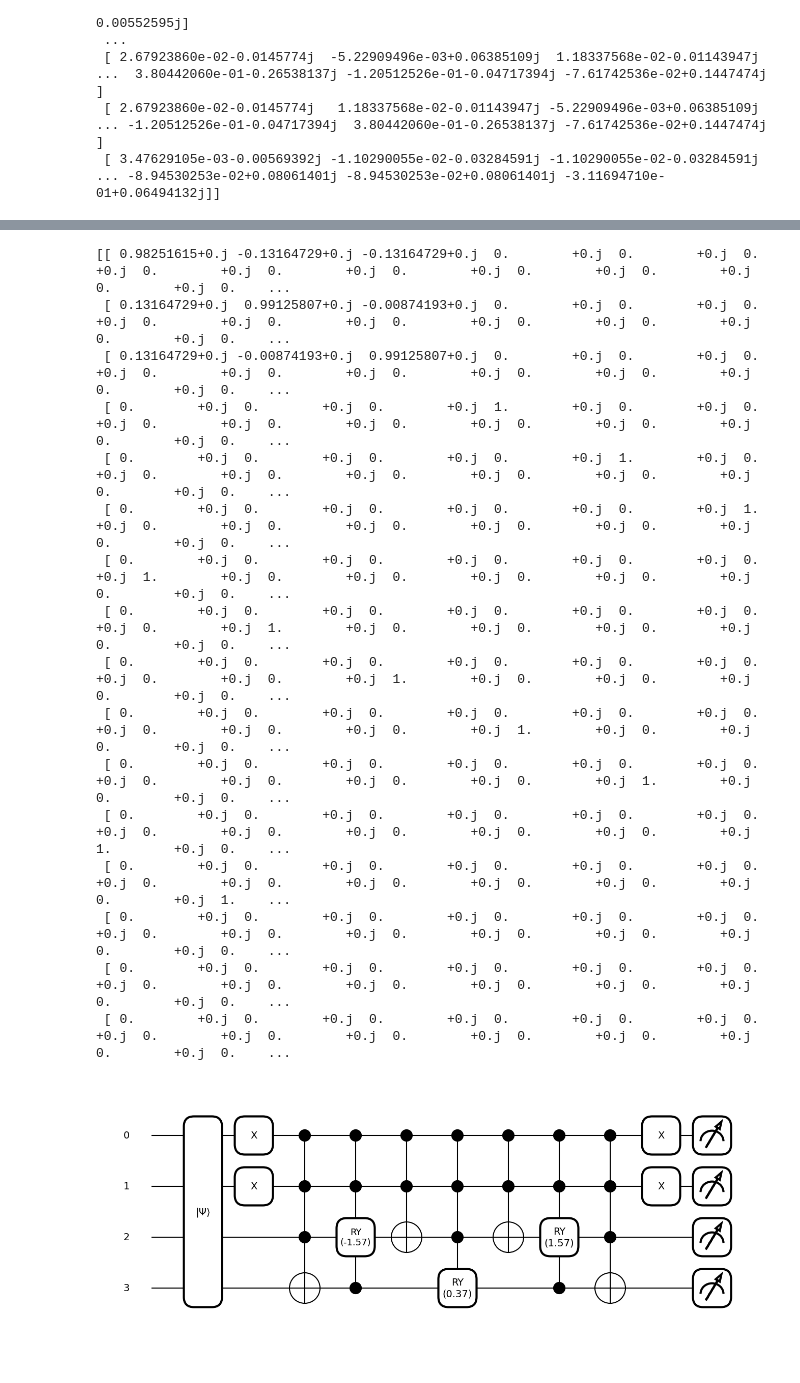
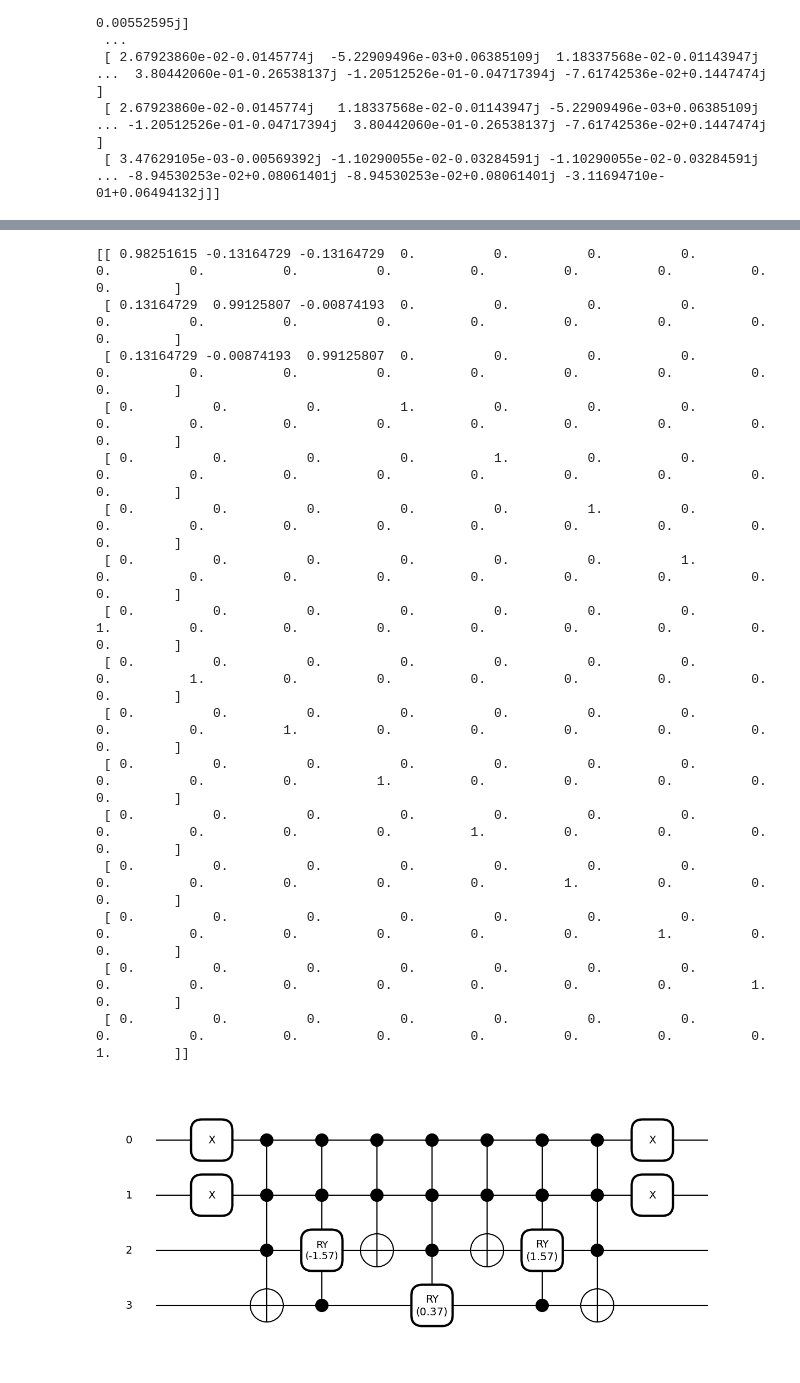
Before and after one commit to GhostArtyom/QuditVGON, a Jupyter notebook: test.ipynb, the cells around one changed output, grey strips where cells are left out. Cells and saved outputs as stored; diff of their text form; code cells hidden in the pictures.

```diff
--- a/test.ipynb
+++ b/test.ipynb
@@ -228,63 +264,52 @@ print(np.array(matrix))
 # %%
-nq = 4
-dev = qml.device('default.qubit', wires=nq)
-
-
-@qml.qnode(dev)
 def controlled_rotation_synthesis(dim: int, pr, state: int, obj: int, ctrl: List[int], ind: List[int], name: str):
     if dim != 3:
         raise ValueError('Only works when dim = 3')
     ctrl_state = list(range(dim))
-    qml.BasisState(psi, range(nq))
     if state not in ctrl_state:
         raise ValueError(f'The control state is not in {ctrl_state}')
     if len(pr) != 1:
         raise ValueError(f'The number of params {len(pr)} should be 1')
     if len(ind) != 2:
         raise ValueError(f'The qutrit unitary index length {len(ind)} should be 2')
     if len(set(ind)) != len(ind):
         raise ValueError(f'The qutrit unitary index {ind} cannot be repeated')
     if min(ind) < 0 or max(ind) >= dim:
         raise ValueError(f'The qutrit unitary index {ind} should in 0 to {dim-1}')
     circ_ctrl_state(state, ctrl)
     circ_ctrl_ind(ind, obj, ctrl)
     circ_ctrl_gate(name, pr[0], obj, ctrl)
     qml.adjoint(circ_ctrl_ind, lazy=False)(ind, obj, ctrl)
     qml.adjoint(circ_ctrl_state, lazy=False)(state, ctrl)
-    return qml.state()
 
 
+nq = 4
 dim = 3
 state = 0
 ind = [0, 1]
 name = 'RY'
 obj, ctrl = 3, [2, 1, 0]
-psi = [0] * nq
 np.random.seed(42)
 params = np.random.rand(1)
 qml.draw_mpl(controlled_rotation_synthesis, decimals=2)(dim, params, state, obj, ctrl, ind, name)
-matrix = np.zeros([2**nq, 2**nq], dtype=CDTYPE)
-for i in range(2**nq):
-    psi = [int(j) for j in bin(i)[2:].zfill(nq)]
-    res = controlled_rotation_synthesis(dim, params, state, obj, ctrl, ind, name)
-    matrix[:, i] = res
-print(np.array(matrix))
+matrix = qml.matrix(controlled_rotation_synthesis, range(nq))(dim, params, state, obj, ctrl, ind, name)
+print(approx_matrix(matrix))
 # %% [output]
-[[ 0.98251615+0.j -0.13164729+0.j -0.13164729+0.j  0.        +0.j  0.        +0.j  0.        +0.j  0.        +0.j  0.        +0.j  0.        +0.j  0.        +0.j  0.        +0.j  0.        +0.j  0.    ...
- [ 0.13164729+0.j  0.99125807+0.j -0.00874193+0.j  0.        +0.j  0.        +0.j  0.        +0.j  0.        +0.j  0.        +0.j  0.        +0.j  0.        +0.j  0.        +0.j  0.        +0.j  0.    ...
- [ 0.13164729+0.j -0.00874193+0.j  0.99125807+0.j  0.        +0.j  0.        +0.j  0.        +0.j  0.        +0.j  0.        +0.j  0.        +0.j  0.        +0.j  0.        +0.j  0.        +0.j  0.    ...
- [ 0.        +0.j  0.        +0.j  0.        +0.j  1.        +0.j  0.        +0.j  0.        +0.j  0.        +0.j  0.        +0.j  0.        +0.j  0.        +0.j  0.        +0.j  0.        +0.j  0.    ...
- [ 0.        +0.j  0.        +0.j  0.        +0.j  0.        +0.j  1.        +0.j  0.        +0.j  0.        +0.j  0.        +0.j  0.        +0.j  0.        +0.j  0.        +0.j  0.        +0.j  0.    ...
- [ 0.        +0.j  0.        +0.j  0.        +0.j  0.        +0.j  0.        +0.j  1.        +0.j  0.        +0.j  0.        +0.j  0.        +0.j  0.        +0.j  0.        +0.j  0.        +0.j  0.    ...
- [ 0.        +0.j  0.        +0.j  0.        +0.j  0.        +0.j  0.        +0.j  0.        +0.j  1.        +0.j  0.        +0.j  0.        +0.j  0.        +0.j  0.        +0.j  0.        +0.j  0.    ...
- [ 0.        +0.j  0.        +0.j  0.        +0.j  0.        +0.j  0.        +0.j  0.        +0.j  0.        +0.j  1.        +0.j  0.        +0.j  0.        +0.j  0.        +0.j  0.        +0.j  0.    ...
- [ 0.        +0.j  0.        +0.j  0.        +0.j  0.        +0.j  0.        +0.j  0.        +0.j  0.        +0.j  0.        +0.j  1.        +0.j  0.        +0.j  0.        +0.j  0.        +0.j  0.    ...
- [ 0.        +0.j  0.        +0.j  0.        +0.j  0.        +0.j  0.        +0.j  0.        +0.j  0.        +0.j  0.        +0.j  0.        +0.j  1.        +0.j  0.        +0.j  0.        +0.j  0.    ...
- [ 0.        +0.j  0.        +0.j  0.        +0.j  0.        +0.j  0.        +0.j  0.        +0.j  0.        +0.j  0.        +0.j  0.        +0.j  0.        +0.j  1.        +0.j  0.        +0.j  0.    ...
- [ 0.        +0.j  0.        +0.j  0.        +0.j  0.        +0.j  0.        +0.j  0.        +0.j  0.        +0.j  0.        +0.j  0.        +0.j  0.        +0.j  0.        +0.j  1.        +0.j  0.    ...
- [ 0.        +0.j  0.        +0.j  0.        +0.j  0.        +0.j  0.        +0.j  0.        +0.j  0.        +0.j  0.        +0.j  0.        +0.j  0.        +0.j  0.        +0.j  0.        +0.j  1.    ...
- [ 0.        +0.j  0.        +0.j  0.        +0.j  0.        +0.j  0.        +0.j  0.        +0.j  0.        +0.j  0.        +0.j  0.        +0.j  0.        +0.j  0.        +0.j  0.        +0.j  0.    ...
- [ 0.        +0.j  0.        +0.j  0.        +0.j  0.        +0.j  0.        +0.j  0.        +0.j  0.        +0.j  0.        +0.j  0.        +0.j  0.        +0.j  0.        +0.j  0.        +0.j  0.    ...
- [ 0.        +0.j  0.        +0.j  0.        +0.j  0.        +0.j  0.        +0.j  0.        +0.j  0.        +0.j  0.        +0.j  0.        +0.j  0.        +0.j  0.        +0.j  0.        +0.j  0.    ...
+[[ 0.98251615 -0.13164729 -0.13164729  0.          0.          0.          0.          0.          0.          0.          0.          0.          0.          0.          0.          0.        ]
+ [ 0.13164729  0.99125807 -0.00874193  0.          0.          0.          0.          0.          0.          0.          0.          0.          0.          0.          0.          0.        ]
+ [ 0.13164729 -0.00874193  0.99125807  0.          0.          0.          0.          0.          0.          0.          0.          0.          0.          0.          0.          0.        ]
+ [ 0.          0.          0.          1.          0.          0.          0.          0.          0.          0.          0.          0.          0.          0.          0.          0.        ]
+ [ 0.          0.          0.          0.          1.          0.          0.          0.          0.          0.          0.          0.          0.          0.          0.          0.        ]
+ [ 0.          0.          0.          0.          0.          1.          0.          0.          0.          0.          0.          0.          0.          0.          0.          0.        ]
+ [ 0.          0.          0.          0.          0.          0.          1.          0.          0.          0.          0.          0.          0.          0.          0.          0.        ]
+ [ 0.          0.          0.          0.          0.          0.          0.          1.          0.          0.          0.          0.          0.          0.          0.          0.        ]
+ [ 0.          0.          0.          0.          0.          0.          0.          0.          1.          0.          0.          0.          0.          0.          0.          0.        ]
+ [ 0.          0.          0.          0.          0.          0.          0.          0.          0.          1.          0.          0.          0.          0.          0.          0.        ]
+ [ 0.          0.          0.          0.          0.          0.          0.          0.          0.          0.          1.          0.          0.          0.          0.          0.        ]
+ [ 0.          0.          0.          0.          0.          0.          0.          0.          0.          0.          0.          1.          0.          0.          0.          0.        ]
+ [ 0.          0.          0.          0.          0.          0.          0.          0.          0.          0.          0.          0.          1.          0.          0.          0.        ]
+ [ 0.          0.          0.          0.          0.          0.          0.          0.          0.          0.          0.          0.          0.          1.          0.          0.        ]
+ [ 0.          0.          0.          0.          0.          0.          0.          0.          0.          0.          0.          0.          0.          0.          1.          0.        ]
+ [ 0.          0.          0.          0.          0.          0.          0.          0.          0.          0.          0.          0.          0.          0.          0.          1.        ]]
-[figure, old version]
+[figure, new version]
 # %%
```
Also changed, not shown: parts of 8 cells of this notebook, 3 other files.
